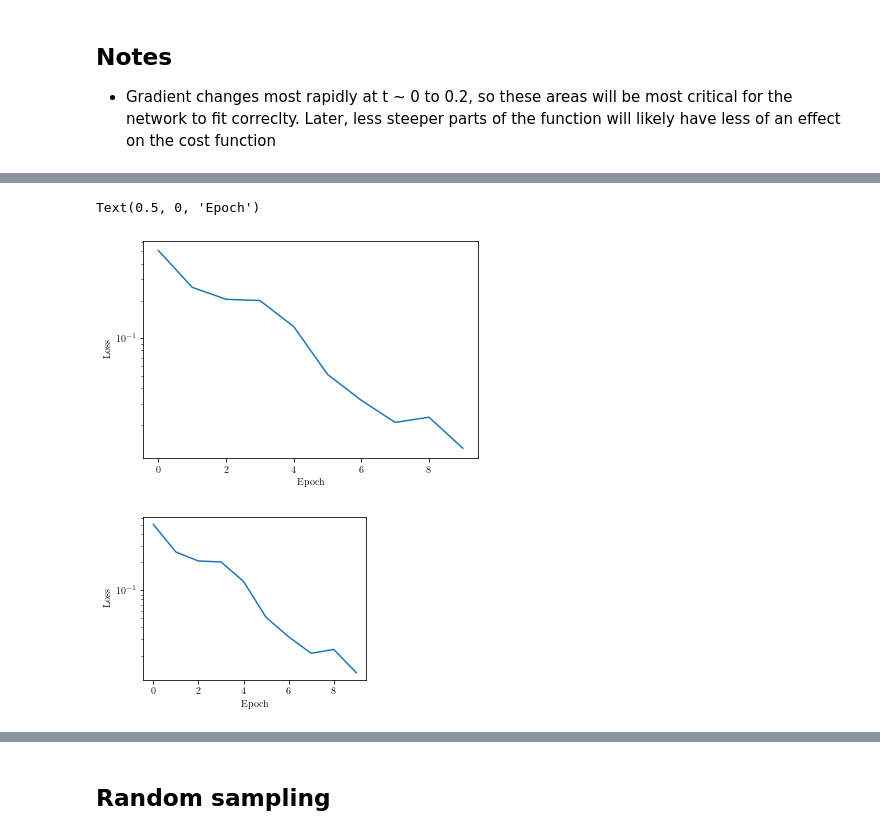
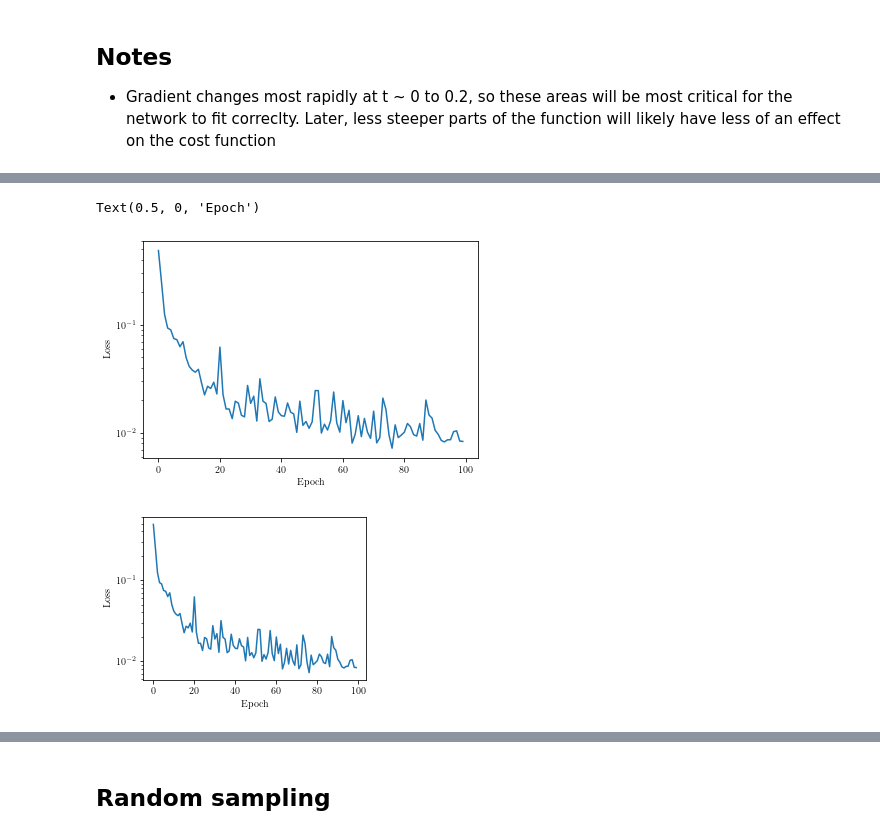
Before and after one commit to nicholaskarlsen/FYS-STK4155, a Jupyter notebook: project_3/notebooks/pytorch_NN_square_grid.ipynb, the cells around one changed output, grey strips where cells are left out. Drawn from its saved outputs; the diff is of its cells as text; code cells hidden in the pictures.

```diff
--- a/project_3/notebooks/pytorch_NN_square_grid.ipynb
+++ b/project_3/notebooks/pytorch_NN_square_grid.ipynb
@@ -166,7 +166,7 @@ TOT_EPOCHS_10 = 0
 loss_arr_tot_10 = np.empty(0, dtype=np.float)
 epoch_arr_tot_10 = np.empty(0, dtype=np.float)
 # %%
-EPOCHS = 1000
+EPOCHS = 10_000
 
 loss_arr_curr_10 = np.empty(EPOCHS, dtype=np.float)
 epoch_arr_curr_10 = np.empty(EPOCHS, dtype=np.float)
@@ -269,7 +276,7 @@ Number of minibatches =  625
 
 - Gradient changes most rapidly at t ~ 0 to 0.2, so these areas will be most critical for the network to fit correclty. Later, less steeper parts of the function will likely have less of an effect on the cost function
 # %%
-EPOCHS = 10
+EPOCHS = 100
 
 loss_arr_curr_100 = np.empty(EPOCHS, dtype=np.float)
 epoch_arr_curr_100 = np.empty(EPOCHS, dtype=np.float)
@@ -313,5 +327,5 @@ plt.xlabel("Epoch")
 Text(0.5, 0, 'Epoch')
-[figure, old version]
+[figure, new version]
 # %%
 plt.figure(figsize=FIGSIZE)
 plt.semilogy(epoch_arr_tot_100, loss_arr_tot_100)
@@ -319,7 +333,7 @@ plt.ylabel("Loss")
 plt.xlabel("Epoch")
 plt.savefig(FIGPATH+"PDE_RELU_LOSS_100.pdf")
 # %% [output]
-[figure, old version]
+[figure, new version]
 # %%
 plot_pde(model=model_100, grid_size=11, fn="PDE_RELU_100_10x10")
 plot_pde(model=model_100, grid_size=100, fn="PDE_RELU_100_100x100")
```
Also changed, not shown: parts of 14 cells of this notebook, 21 other files.
